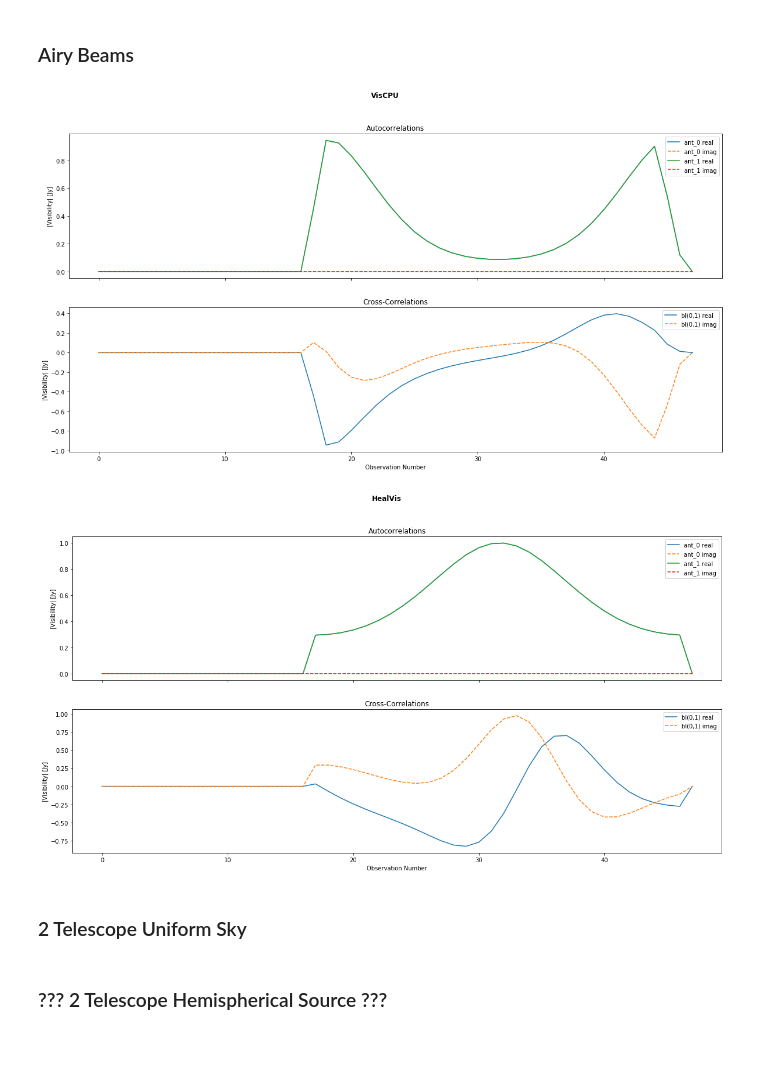
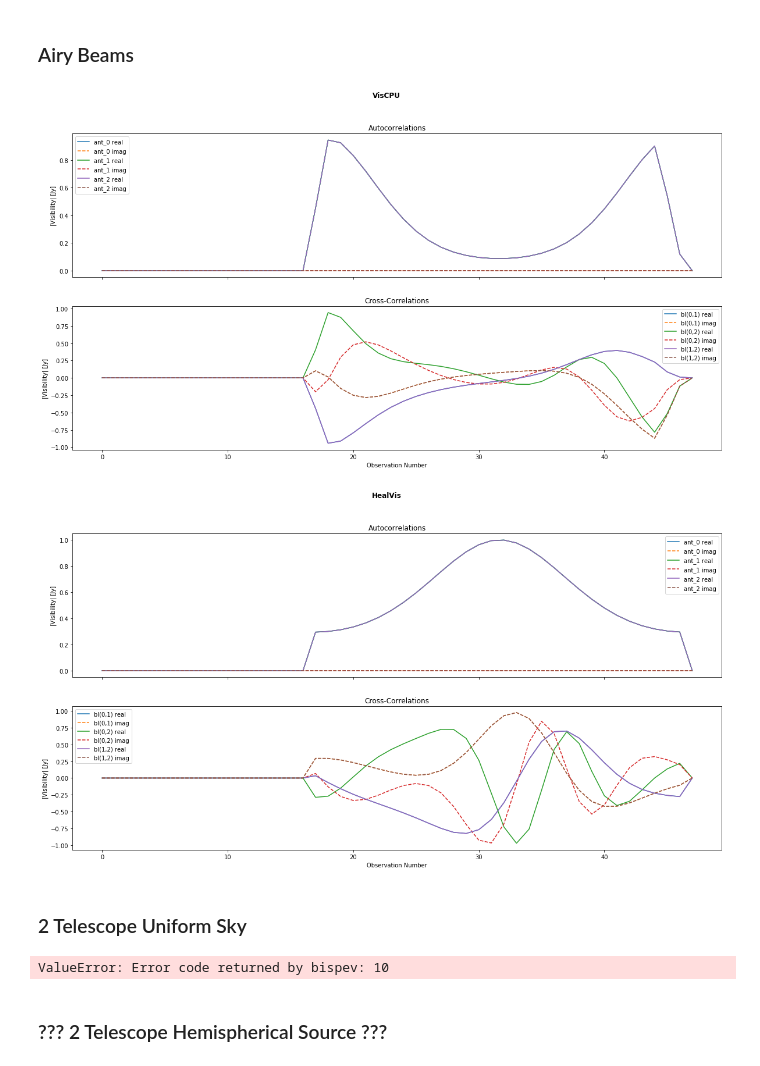
Before and after one commit to HERA-Team/hera_sim, a Jupyter notebook: docs/tutorials/visibility_simulator.ipynb, the cells around one changed output. Saved outputs shown, nothing was run; the diff lists cells and outputs as text; code cells hidden in the pictures.

```diff
--- a/docs/tutorials/visibility_simulator.ipynb
+++ b/docs/tutorials/visibility_simulator.ipynb
@@ -229,41 +232,41 @@ plot_blts(simulator)
 # %% [markdown]
 ### Airy Beams
 # %%
-uvdata = myuvdata(ntel=2, ntimes=48)
-uvdata1 = myuvdata(ntel=2, ntimes=48)
+uvdata = myuvdata(ntel=3, ntimes=48)
+uvdata1 = myuvdata(ntel=3, ntimes=48)
 freqs = unique(uvdata.freq_array)
 
 point_source_pos = np.array([[0, uvdata.telescope_lat_lon_alt[0]]])
 point_source_flux = np.array([[1.0]] * len(freqs))
 
 viscpu_sim = VisCPU(
     uvdata=uvdata,
     sky_freqs=freqs,
     point_source_pos=point_source_pos,
     point_source_flux=point_source_flux,
     nside=2**4,
     beams = [AnalyticBeam("airy", diameter=2)],
     real_dtype=np.float64,
     complex_dtype=np.complex128,
 )
 
 healvis_sim = HealVis(
     uvdata=uvdata1,
     sky_freqs=freqs,
     point_source_pos=point_source_pos,
     point_source_flux=point_source_flux,
     beams = [AnalyticBeam("airy", diameter=2)],
     nside=2 ** 4
 )
 
 viscpu = viscpu_sim.simulate()
 healvis = healvis_sim.simulate()
 
 plot_blts(viscpu_sim)
 plot_blts(healvis_sim)
 # %% [output]
-[figure, old version]
+[figure, new version]
-[figure, old version]
+[figure, new version]
 # %%
 uvdata = myuvdata()
 uvdata1 = myuvdata()
@@ -302,7 +305,7 @@ uvdata1 = myuvdata(ntel=2)
 freqs = np.unique(uvdata.freq_array)
 
 viscpu_sim = VisCPU(
-    uvdata=myuvdata(ntel=2),
+    uvdata=myuvdata(ntel=3),
     sky_freqs=freqs,
     sky_intensity=uniform_sky(6),
     nside=2**4,
@@ -311,7 +314,7 @@ viscpu_sim = VisCPU(
 )
 
 healvis_sim = HealVis(
-    uvdata=myuvdata(ntel=2),
+    uvdata=myuvdata(ntel=3),
     sky_freqs=freqs,
     sky_intensity=uniform_sky(6),
     nside=2 ** 4
@@ -332,6 +335,8 @@ plt.figure()
 
 print unique(healvis_sim.uvdata.lst_array)*12/np.pi
 print np.unique(healvis_sim.uvdata.lst_array)*12/np.pi
+# %% [output]
+ValueError: Error code returned by bispev: 10
 # %%
 print healvis_sim.uvdata.antpair2ind((0,0))
 print healvis_sim.uvdata.antpair2ind((0,1))
```
Also changed, not shown: parts of 5 cells of this notebook, 5 other files.
